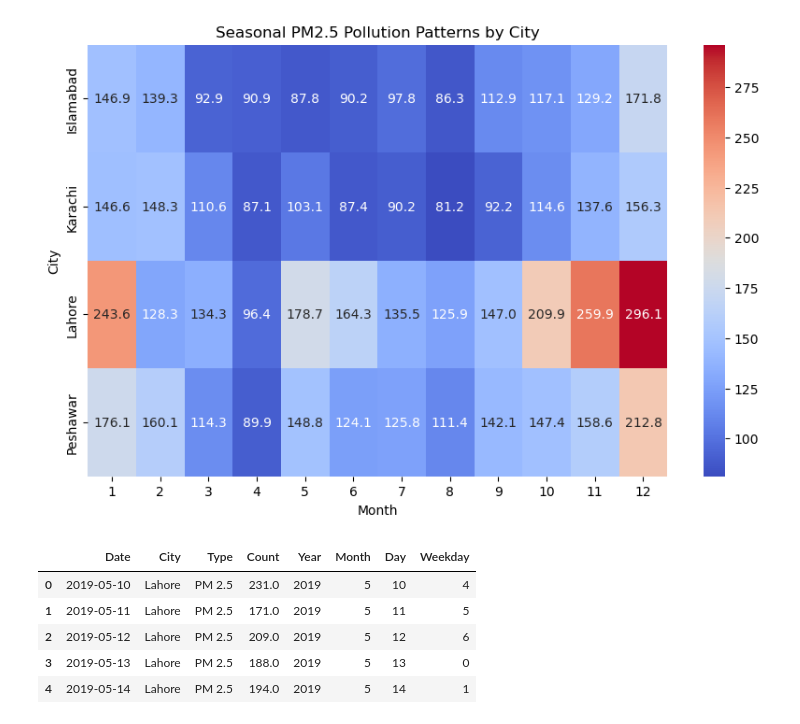
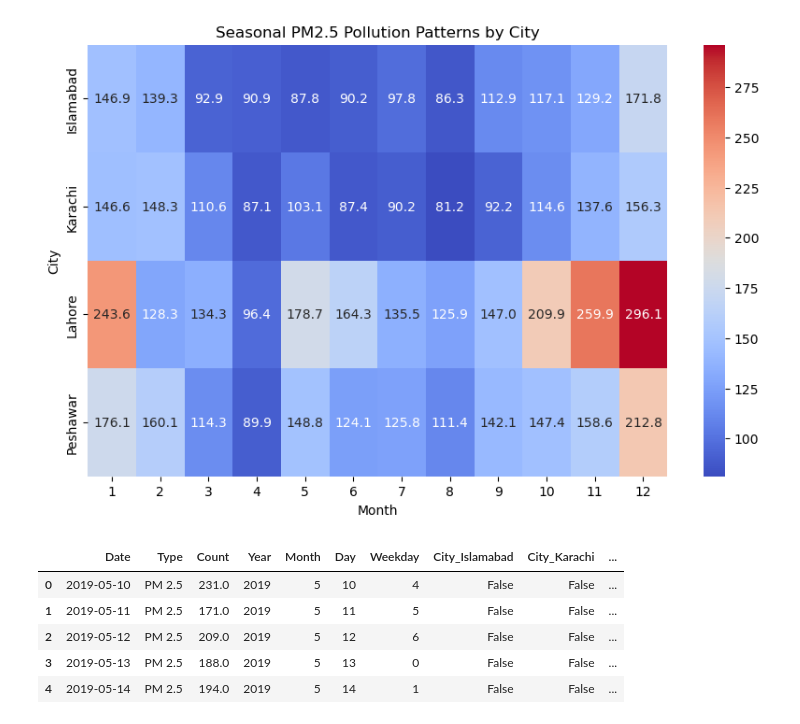
Before and after one commit to Bushra-Baloch/air-quality-prediction-ml-, a Jupyter notebook: air-quality-prediction-ml/notebooks/air_quality_analysis.ipynb, the cells around one changed output. Cells and saved outputs as stored; diff of their text form; code cells hidden in the pictures.

Commit message:
Encoded city column using one-hot encoding

```diff
--- a/air-quality-prediction-ml/notebooks/air_quality_analysis.ipynb
+++ b/air-quality-prediction-ml/notebooks/air_quality_analysis.ipynb
@@ -479,35 +479,39 @@ plt.show()
 # %%
 import pandas as pd
 import matplotlib.pyplot as plt
 import seaborn as sns
 
 # Load dataset
 data = pd.read_excel("../data/pakistan_aqi.xlsx")
 
 # Filter PM2.5 records
 pm25_data = data[data["Type"] == "PM 2.5"]
 
 # Convert Date column
 pm25_data["Date"] = pd.to_datetime(pm25_data["Date"])
 
 # Clean pollution values
 pm25_data["Count"] = pm25_data["Count"].replace("-", None)
 pm25_data["Count"] = pd.to_numeric(pm25_data["Count"])
 pm25_data = pm25_data.dropna(subset=["Count"])
 
 pm25_data.head()
 
 
 pm25_data["Year"] = pm25_data["Date"].dt.year
 pm25_data["Month"] = pm25_data["Date"].dt.month
 pm25_data["Day"] = pm25_data["Date"].dt.day
 pm25_data["Weekday"] = pm25_data["Date"].dt.weekday
 
 pm25_data.head()
+
+pm25_data = pd.get_dummies(pm25_data, columns=["City"])
+
+pm25_data.head()
 # %% [output]
-|  | Date | City | Type | Count | Year | Month | Day | Weekday |
-| 0 | 2019-05-10 | Lahore | PM 2.5 | 231.0 | 2019 | 5 | 10 | 4 |
-| 1 | 2019-05-11 | Lahore | PM 2.5 | 171.0 | 2019 | 5 | 11 | 5 |
-| 2 | 2019-05-12 | Lahore | PM 2.5 | 209.0 | 2019 | 5 | 12 | 6 |
-| 3 | 2019-05-13 | Lahore | PM 2.5 | 188.0 | 2019 | 5 | 13 | 0 |
-| 4 | 2019-05-14 | Lahore | PM 2.5 | 194.0 | 2019 | 5 | 14 | 1 |
+|  | Date | Type | Count | Year | Month | Day | Weekday | City_Islamabad | City_Karachi | ... |
+| 0 | 2019-05-10 | PM 2.5 | 231.0 | 2019 | 5 | 10 | 4 | False | False | ... |
+| 1 | 2019-05-11 | PM 2.5 | 171.0 | 2019 | 5 | 11 | 5 | False | False | ... |
+| 2 | 2019-05-12 | PM 2.5 | 209.0 | 2019 | 5 | 12 | 6 | False | False | ... |
+| 3 | 2019-05-13 | PM 2.5 | 188.0 | 2019 | 5 | 13 | 0 | False | False | ... |
+| 4 | 2019-05-14 | PM 2.5 | 194.0 | 2019 | 5 | 14 | 1 | False | False | ... |
```
